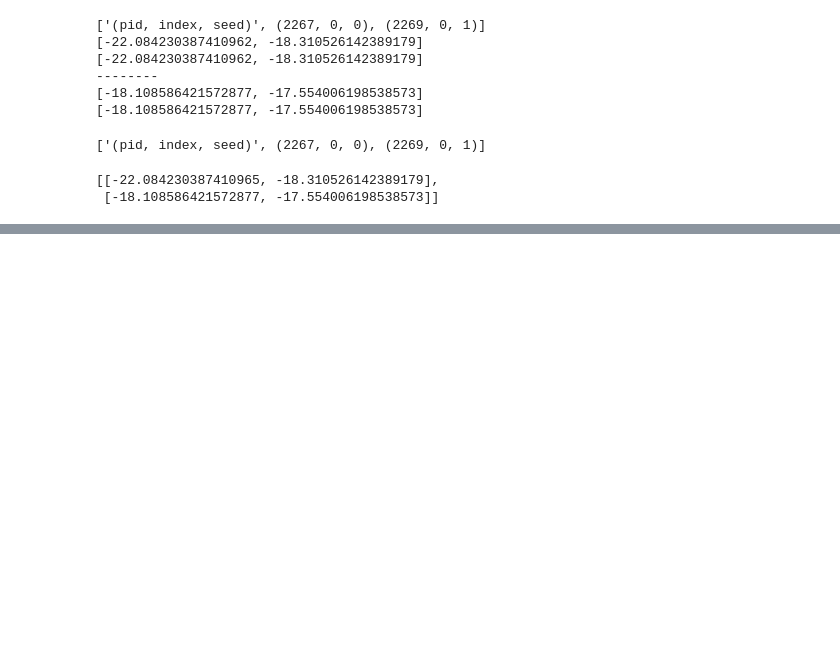
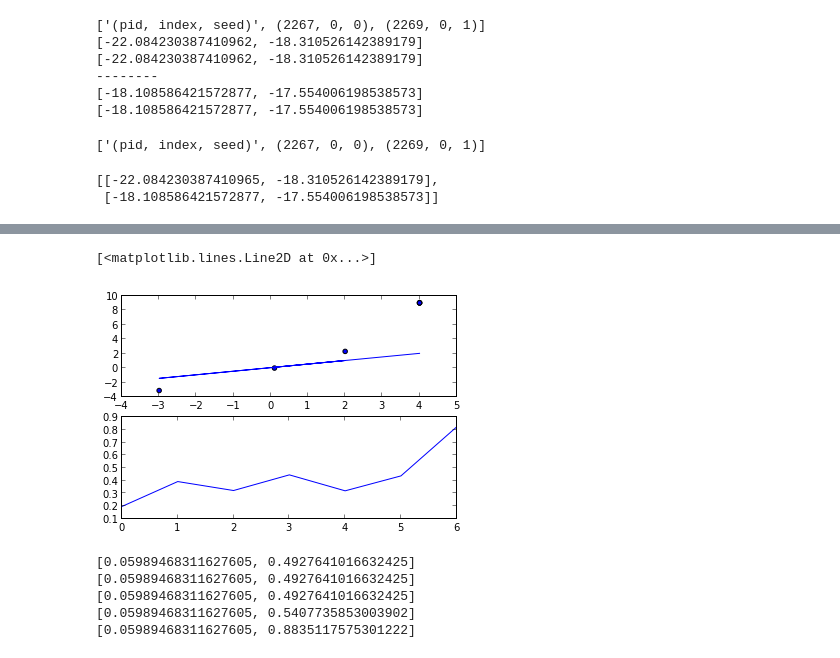
Before and after one commit to owainevans/myunit, a Jupyter notebook: demo_try.ipynb, the cells around one changed output, grey strips where cells are left out. Drawn from its saved outputs; the diff is of its cells as text; code cells hidden in the pictures; blank space fills up the shorter version.

```diff
--- a/demo_try.ipynb
+++ b/demo_try.ipynb
@@ -41,0 +70,36 @@ v.probes(
+# %%
+data=[ (0.1,0.), (2.,2.3), (-3.,-3.1) ]; data_out = data[:] + [(4.,9)]*4
+n=len(data_out)
+
+#prior_w = zip([v.predict('w0') for v in vs],
+ #             [v.predict('w1') for v in vs] )
+for i,(x,y) in enumerate(data_out):
+    v.observe('(x %i)' % i , '%s' % str(x) )
+    v.observe('(y %i)' % i , '%s' % str(y) )
+# %%
+v.infer(40)
+p=[v.predict('(list (x %i) (y %i) )' % (i,i)) for i in range(n)]
+
+w0,w1 = v.predict('(list w0 w1)')
+xs = [item[0] for item in p]; ys = [item[1] for item in p]
+
+yg = [w0+(w1*x) for x in xs]
+noi = [v.predict('(noise_f %i)' % (i)) for i in range(n)]
+
+
+fig,ax = plt.subplots(2,1)
+ax[0].scatter(xs,ys); ax[0].plot(xs,yg)
+ax[1].plot(range(n),noi)
+# %% [output]
+[<matplotlib.lines.Line2D at 0x...>]
+[figure, added]
+# %%
+for i in range(5):
+    print v.predict('(list w0 w1)')
+    v.infer(40)
+# %% [output]
+[0.05989468311627605, 0.4927641016632425]
+[0.05989468311627605, 0.4927641016632425]
+[0.05989468311627605, 0.4927641016632425]
+[0.05989468311627605, 0.5407735853003902]
+[0.05989468311627605, 0.8835117575301222]
```
Also changed, not shown: parts of 5 cells of this notebook, 3 other files.
